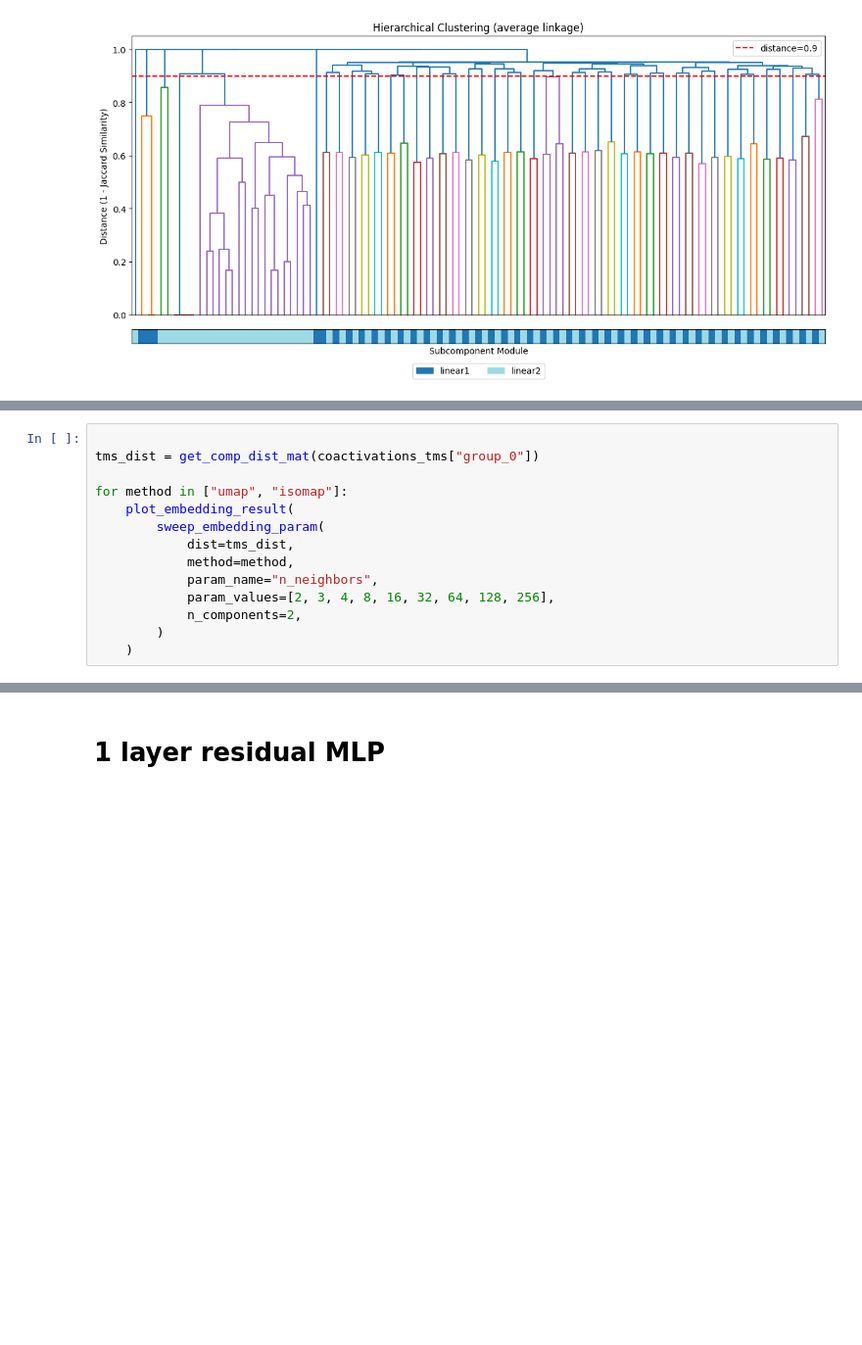
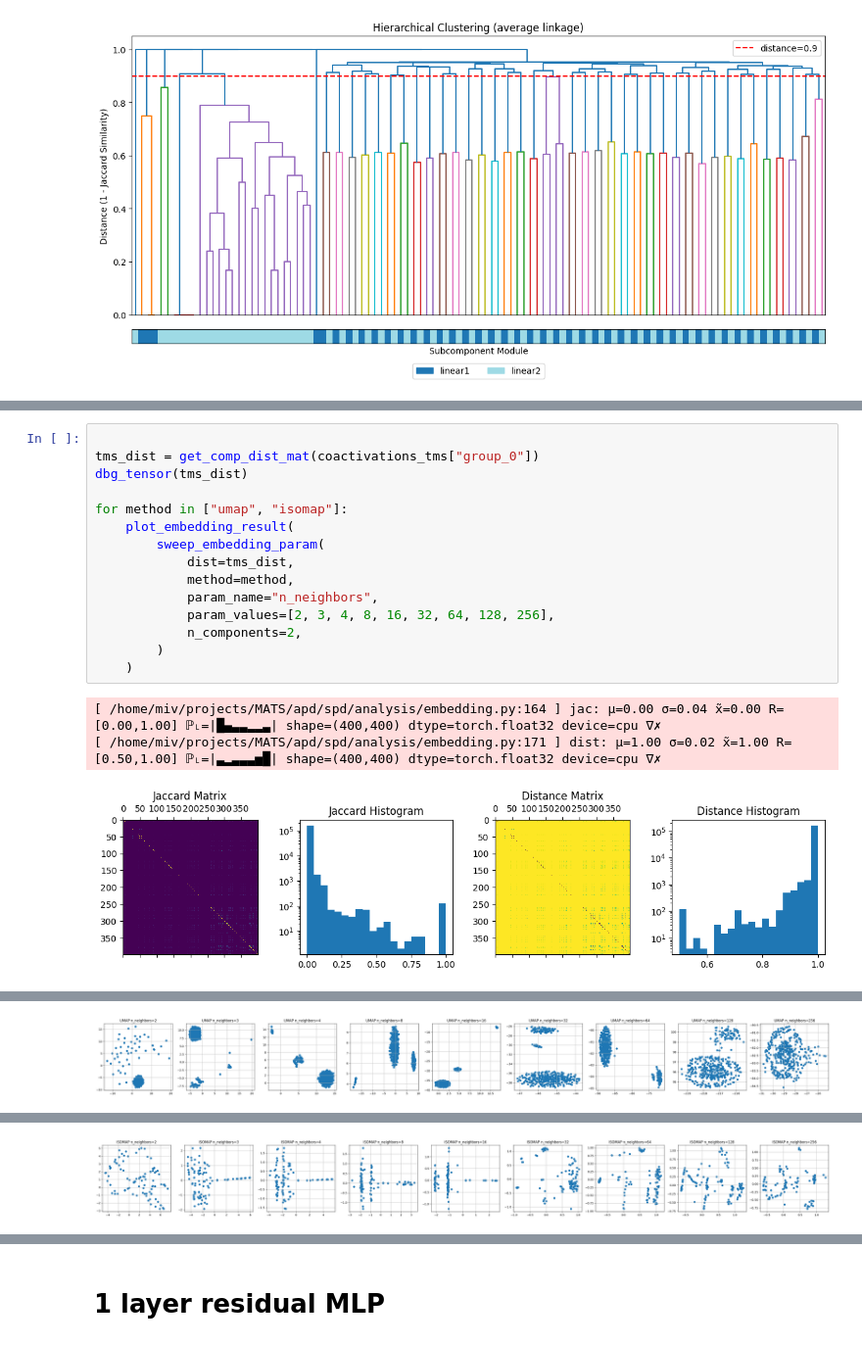
Before and after one commit to mivanit/apd, a Jupyter notebook: notebooks/mivanit/dev_grouping.ipynb, the cells around one changed output, grey strips where cells are left out. Shown at 98% size. Cells and saved outputs as stored; diff of their text form; blank space fills up the shorter version.

```diff
--- a/notebooks/mivanit/dev_grouping.ipynb
+++ b/notebooks/mivanit/dev_grouping.ipynb
@@ -107,14 +109,19 @@ get_embedding_vis()
 # %%
 
 tms_dist = get_comp_dist_mat(coactivations_tms["group_0"])
+dbg_tensor(tms_dist)
 
 for method in ["umap", "isomap"]:
     plot_embedding_result(
         sweep_embedding_param(
             dist=tms_dist,
             method=method,
             param_name="n_neighbors",
             param_values=[2, 3, 4, 8, 16, 32, 64, 128, 256],
             n_components=2,
         )
     )
+# %% [output]
+[ /home/miv/projects/MATS/apd/spd/analysis/embedding.py:164 ] jac: μ=0.00 σ=0.04 x̃=0.00 R=[0.00,1.00] ℙ˪=|█▄▃▃▂▂▃| shape=(400,400) dtype=torch.float32 device=cpu ∇✗
+[ /home/miv/projects/MATS/apd/spd/analysis/embedding.py:171 ] dist: μ=1.00 σ=0.02 x̃=1.00 R=[0.50,1.00] ℙ˪=|▃▂▃▃▃▅█| shape=(400,400) dtype=torch.float32 device=cpu ∇✗
+[figure, added]
@@ -120,0 +133 @@ for method in ["umap", "isomap"]:
+[figure, added]
@@ -120,0 +140 @@ for method in ["umap", "isomap"]:
+[figure, added]
```
Also changed, not shown: parts of 4 cells of this notebook, 1 other file.
